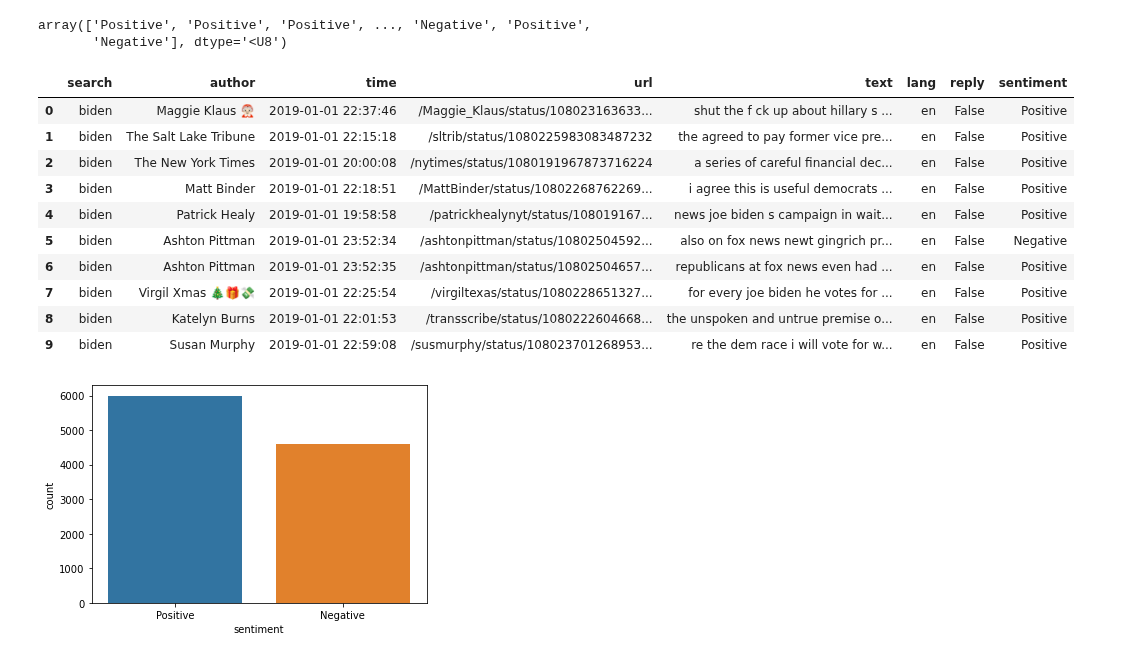
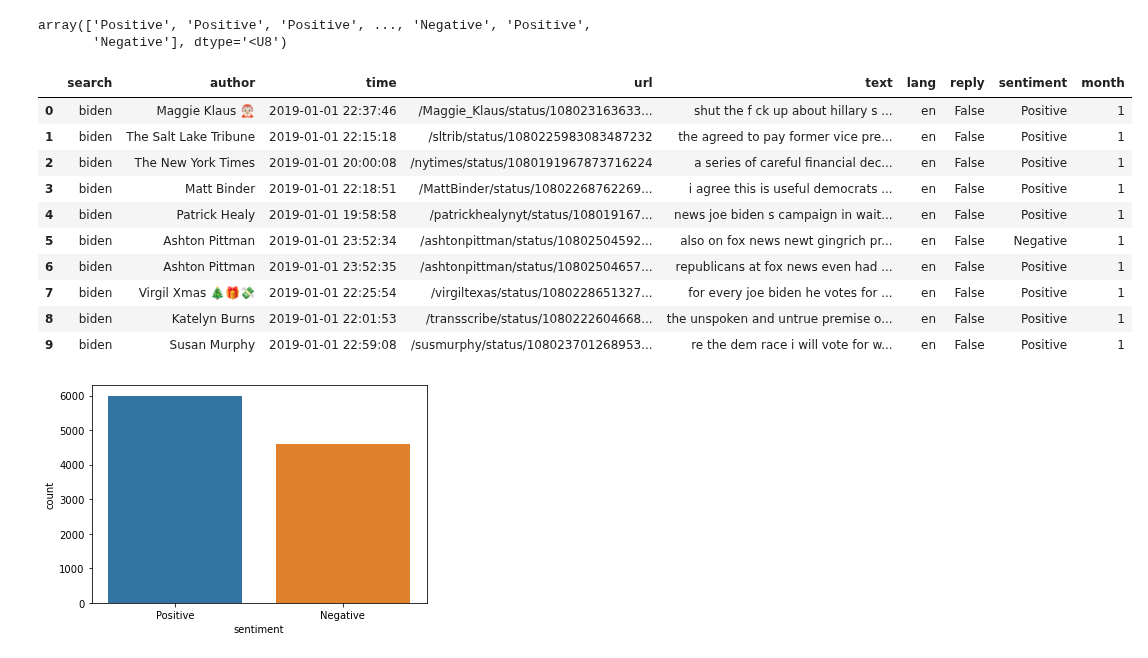
Before and after one commit to baptiste-pasquier/data_2A, a Jupyter notebook: model-semi.ipynb, the cells around one changed output. Cells and saved outputs as stored; diff of their text form; code cells hidden in the pictures.

```diff
--- a/model-semi.ipynb
+++ b/model-semi.ipynb
@@ -578,19 +578,20 @@ array(['Positive', 'Positive', 'Positive', ..., 'Negative', 'Positive',
        'Negative'], dtype='<U8')
 # %%
 df_web['sentiment'] = resul
+df_web['month'] = [time.month for time in df_web['time']]
 df_web.head(10)
 # %% [output]
-|  | search | author | time | url | text | lang | reply | sentiment |
-| 0 | biden | Maggie Klaus 🤶🏻 | 2019-01-01 22:37:46 | /Maggie_Klaus/status/108023163633... | shut the f ck up about hillary s ... | en | False | Positive |
-| 1 | biden | The Salt Lake Tribune | 2019-01-01 22:15:18 | /sltrib/status/1080225983083487232 | the agreed to pay former vice pre... | en | False | Positive |
-| 2 | biden | The New York Times | 2019-01-01 20:00:08 | /nytimes/status/1080191967873716224 | a series of careful financial dec... | en | False | Positive |
-| 3 | biden | Matt Binder | 2019-01-01 22:18:51 | /MattBinder/status/10802268762269... | i agree this is useful democrats ... | en | False | Positive |
-| 4 | biden | Patrick Healy | 2019-01-01 19:58:58 | /patrickhealynyt/status/108019167... | news joe biden s campaign in wait... | en | False | Positive |
-| 5 | biden | Ashton Pittman | 2019-01-01 23:52:34 | /ashtonpittman/status/10802504592... | also on fox news newt gingrich pr... | en | False | Negative |
-| 6 | biden | Ashton Pittman | 2019-01-01 23:52:35 | /ashtonpittman/status/10802504657... | republicans at fox news even had ... | en | False | Positive |
-| 7 | biden | Virgil Xmas 🎄🎁💸 | 2019-01-01 22:25:54 | /virgiltexas/status/1080228651327... | for every joe biden he votes for ... | en | False | Positive |
-| 8 | biden | Katelyn Burns | 2019-01-01 22:01:53 | /transscribe/status/1080222604668... | the unspoken and untrue premise o... | en | False | Positive |
-| 9 | biden | Susan Murphy | 2019-01-01 22:59:08 | /susmurphy/status/108023701268953... | re the dem race i will vote for w... | en | False | Positive |
+|  | search | author | time | url | text | lang | reply | sentiment | month |
+| 0 | biden | Maggie Klaus 🤶🏻 | 2019-01-01 22:37:46 | /Maggie_Klaus/status/108023163633... | shut the f ck up about hillary s ... | en | False | Positive | 1 |
+| 1 | biden | The Salt Lake Tribune | 2019-01-01 22:15:18 | /sltrib/status/1080225983083487232 | the agreed to pay former vice pre... | en | False | Positive | 1 |
+| 2 | biden | The New York Times | 2019-01-01 20:00:08 | /nytimes/status/1080191967873716224 | a series of careful financial dec... | en | False | Positive | 1 |
+| 3 | biden | Matt Binder | 2019-01-01 22:18:51 | /MattBinder/status/10802268762269... | i agree this is useful democrats ... | en | False | Positive | 1 |
+| 4 | biden | Patrick Healy | 2019-01-01 19:58:58 | /patrickhealynyt/status/108019167... | news joe biden s campaign in wait... | en | False | Positive | 1 |
+| 5 | biden | Ashton Pittman | 2019-01-01 23:52:34 | /ashtonpittman/status/10802504592... | also on fox news newt gingrich pr... | en | False | Negative | 1 |
+| 6 | biden | Ashton Pittman | 2019-01-01 23:52:35 | /ashtonpittman/status/10802504657... | republicans at fox news even had ... | en | False | Positive | 1 |
+| 7 | biden | Virgil Xmas 🎄🎁💸 | 2019-01-01 22:25:54 | /virgiltexas/status/1080228651327... | for every joe biden he votes for ... | en | False | Positive | 1 |
+| 8 | biden | Katelyn Burns | 2019-01-01 22:01:53 | /transscribe/status/1080222604668... | the unspoken and untrue premise o... | en | False | Positive | 1 |
+| 9 | biden | Susan Murphy | 2019-01-01 22:59:08 | /susmurphy/status/108023701268953... | re the dem race i will vote for w... | en | False | Positive | 1 |
 # %%
 sns.countplot(x='sentiment', data=df_web)
 plt.show()
```
Also changed, not shown: parts of 18 cells of this notebook, 1 other file.
